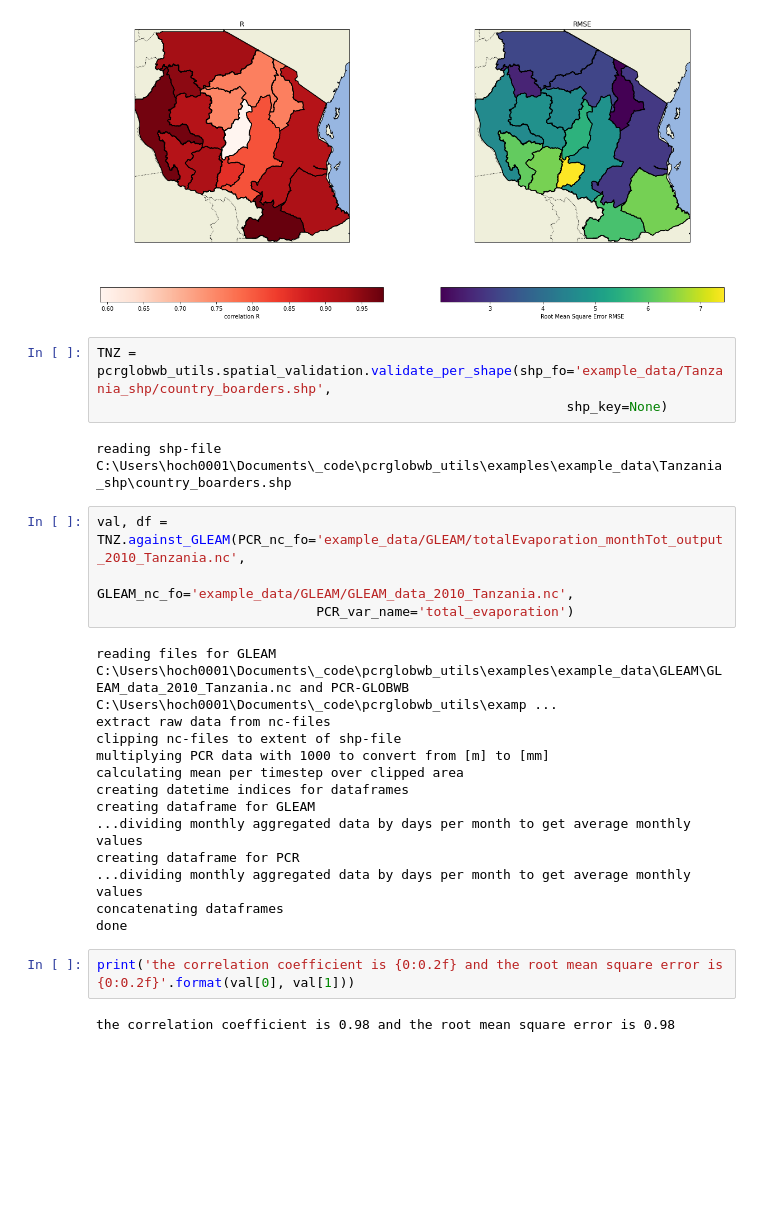
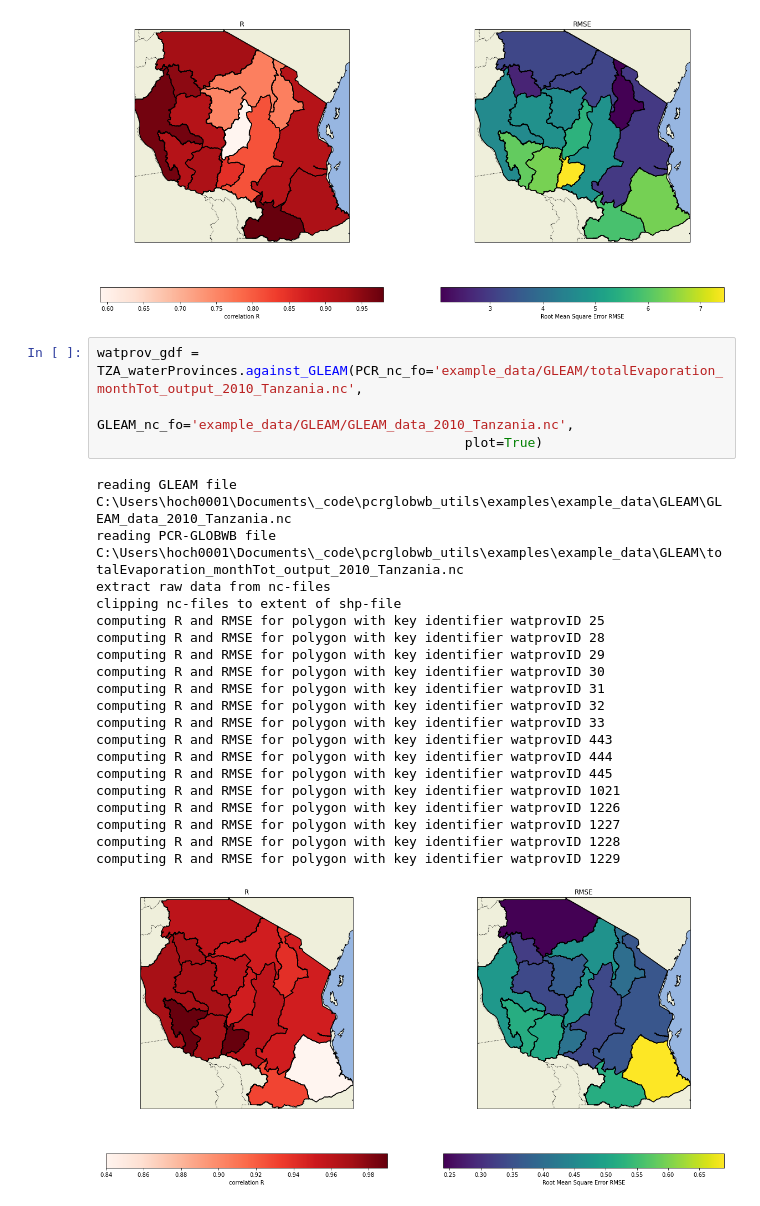
Before and after one commit to JannisHoch/pcrglobwb_utils, a Jupyter notebook: examples/example.ipynb, the cells around one changed output. Saved outputs shown, nothing was run; the diff lists cells and outputs as text; blank space fills up the shorter version.

```diff
--- a/examples/example.ipynb
+++ b/examples/example.ipynb
@@ -333,29 +339,28 @@ computing R and RMSE for polygon with key identifier watprovID 1227
 computing R and RMSE for polygon with key identifier watprovID 1228
 computing R and RMSE for polygon with key identifier watprovID 1229
 [figure]
-# %%
-TNZ = pcrglobwb_utils.spatial_validation.validate_per_shape(shp_fo='example_data/Tanzania_shp/country_boarders.shp',
-                                                            shp_key=None)
-# %% [output]
-reading shp-file C:\Users\hoch0001\Documents\_code\pcrglobwb_utils\examples\example_data\Tanzania_shp\country_boarders.shp
 # %%
-val, df = TNZ.against_GLEAM(PCR_nc_fo='example_data/GLEAM/totalEvaporation_monthTot_output_2010_Tanzania.nc',
-                            GLEAM_nc_fo='example_data/GLEAM/GLEAM_data_2010_Tanzania.nc',
-                            PCR_var_name='total_evaporation')
+watprov_gdf = TZA_waterProvinces.against_GLEAM(PCR_nc_fo='example_data/GLEAM/totalEvaporation_monthTot_output_2010_Tanzania.nc',
+                                               GLEAM_nc_fo='example_data/GLEAM/GLEAM_data_2010_Tanzania.nc',
+                                               plot=True)
 # %% [output]
-reading files for GLEAM C:\Users\hoch0001\Documents\_code\pcrglobwb_utils\examples\example_data\GLEAM\GLEAM_data_2010_Tanzania.nc and PCR-GLOBWB C:\Users\hoch0001\Documents\_code\pcrglobwb_utils\examp ...
+reading GLEAM file C:\Users\hoch0001\Documents\_code\pcrglobwb_utils\examples\example_data\GLEAM\GLEAM_data_2010_Tanzania.nc
+reading PCR-GLOBWB file C:\Users\hoch0001\Documents\_code\pcrglobwb_utils\examples\example_data\GLEAM\totalEvaporation_monthTot_output_2010_Tanzania.nc
 extract raw data from nc-files
 clipping nc-files to extent of shp-file
-multiplying PCR data with 1000 to convert from [m] to [mm]
-calculating mean per timestep over clipped area
-creating datetime indices for dataframes
-creating dataframe for GLEAM
-...dividing monthly aggregated data by days per month to get average monthly values
-creating dataframe for PCR
-...dividing monthly aggregated data by days per month to get average monthly values
-concatenating dataframes
-done
+computing R and RMSE for polygon with key identifier watprovID 25
+computing R and RMSE for polygon with key identifier watprovID 28
+computing R and RMSE for polygon with key identifier watprovID 29
+computing R and RMSE for polygon with key identifier watprovID 30
+computing R and RMSE for polygon with key identifier watprovID 31
+computing R and RMSE for polygon with key identifier watprovID 32
+computing R and RMSE for polygon with key identifier watprovID 33
+computing R and RMSE for polygon with key identifier watprovID 443
+computing R and RMSE for polygon with key identifier watprovID 444
+computing R and RMSE for polygon with key identifier watprovID 445
+computing R and RMSE for polygon with key identifier watprovID 1021
+computing R and RMSE for polygon with key identifier watprovID 1226
+computing R and RMSE for polygon with key identifier watprovID 1227
+computing R and RMSE for polygon with key identifier watprovID 1228
+computing R and RMSE for polygon with key identifier watprovID 1229
+[figure, added]
-# %%
-print('the correlation coefficient is {0:0.2f} and the root mean square error is {0:0.2f}'.format(val[0], val[1]))
-# %% [output]
-the correlation coefficient is 0.98 and the root mean square error is 0.98
```
Also changed, not shown: parts of 23 cells of this notebook, 2 other files.
